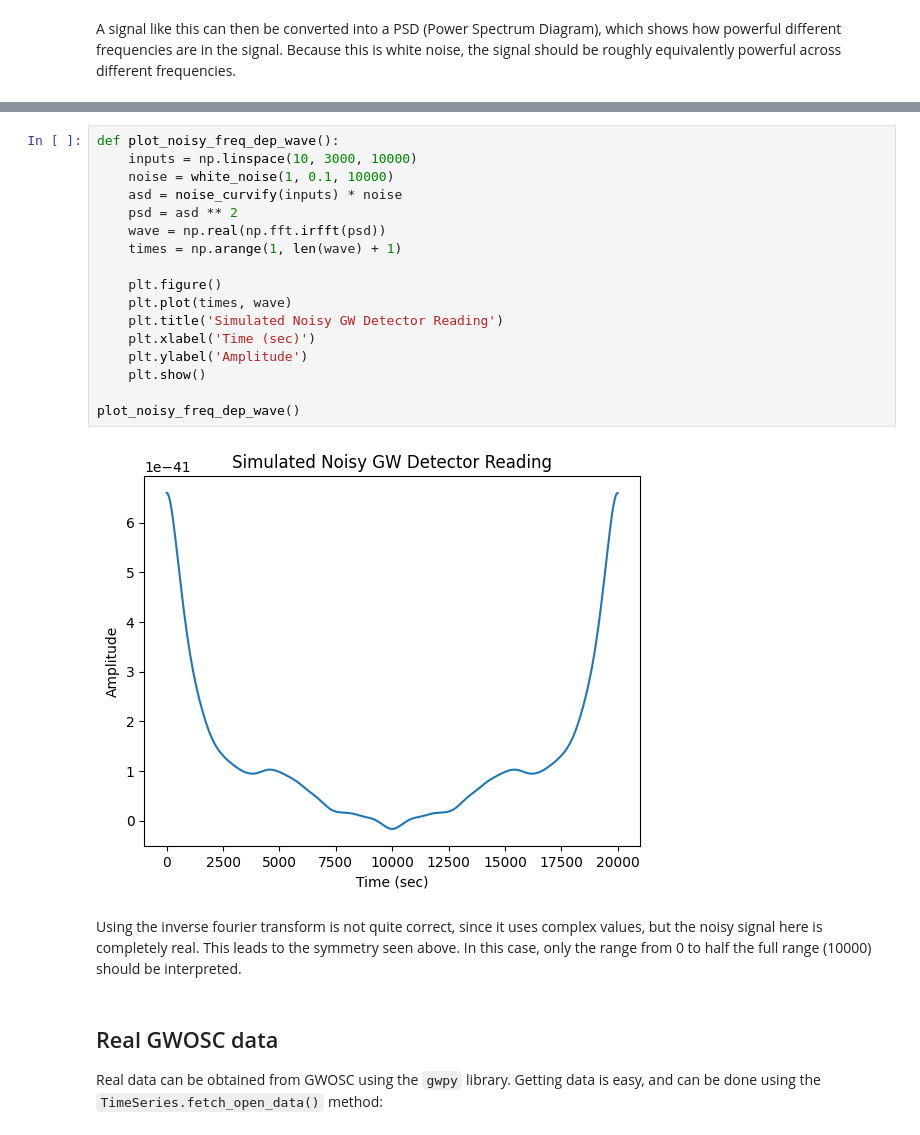
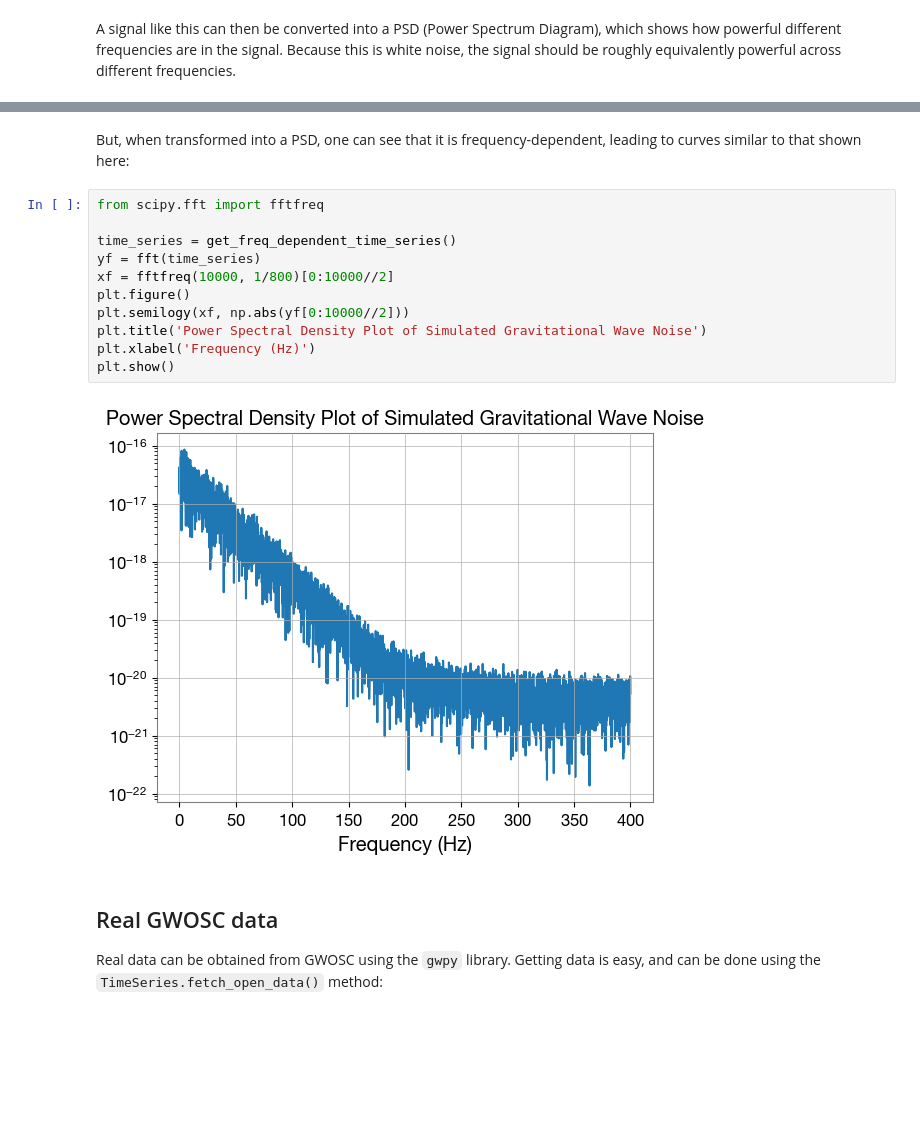
Before and after one commit to atcupps/GWInRP, a Jupyter notebook: preliminary exploration/prelim.ipynb, the cells around one changed output, grey strips where cells are left out. Cells and saved outputs as stored; diff of their text form; blank space fills up the shorter version.

Commit message:
Try some filtering and signal detection

```diff
--- a/preliminary exploration/prelim.ipynb
+++ b/preliminary exploration/prelim.ipynb
@@ -102,24 +101,18 @@ This can be converted back into a wave for frequency-dependent noise:
-# %%
-def plot_noisy_freq_dep_wave():
-    inputs = np.linspace(10, 3000, 10000)
-    noise = white_noise(1, 0.1, 10000)
-    asd = noise_curvify(inputs) * noise
-    psd = asd ** 2
-    wave = np.real(np.fft.irfft(psd))
-    times = np.arange(1, len(wave) + 1)
-
-    plt.figure()
-    plt.plot(times, wave)
-    plt.title('Simulated Noisy GW Detector Reading')
-    plt.xlabel('Time (sec)')
-    plt.ylabel('Amplitude')
-    plt.show()
-
-plot_noisy_freq_dep_wave()
-# %% [output]
-[figure, removed]
-# %% [markdown]
-Using the inverse fourier transform is not quite correct, since it uses complex values, but the noisy signal here is completely real. This leads to the symmetry seen above. In this case, only the range from 0 to half the full range (10000) should be interpreted.
+# %% [markdown]
+But, when transformed into a PSD, one can see that it is frequency-dependent, leading to curves similar to that shown here:
+# %%
+from scipy.fft import fftfreq
+
+time_series = get_freq_dependent_time_series()
+yf = fft(time_series)
+xf = fftfreq(10000, 1/800)[0:10000//2]
+plt.figure()
+plt.semilogy(xf, np.abs(yf[0:10000//2]))
+plt.title('Power Spectral Density Plot of Simulated Gravitational Wave Noise')
+plt.xlabel('Frequency (Hz)')
+plt.show()
+# %% [output]
+[figure, added]
 # %% [markdown]
 ## Real GWOSC data
 
```
Also changed, not shown: parts of 6 cells of this notebook, 3 other files.
